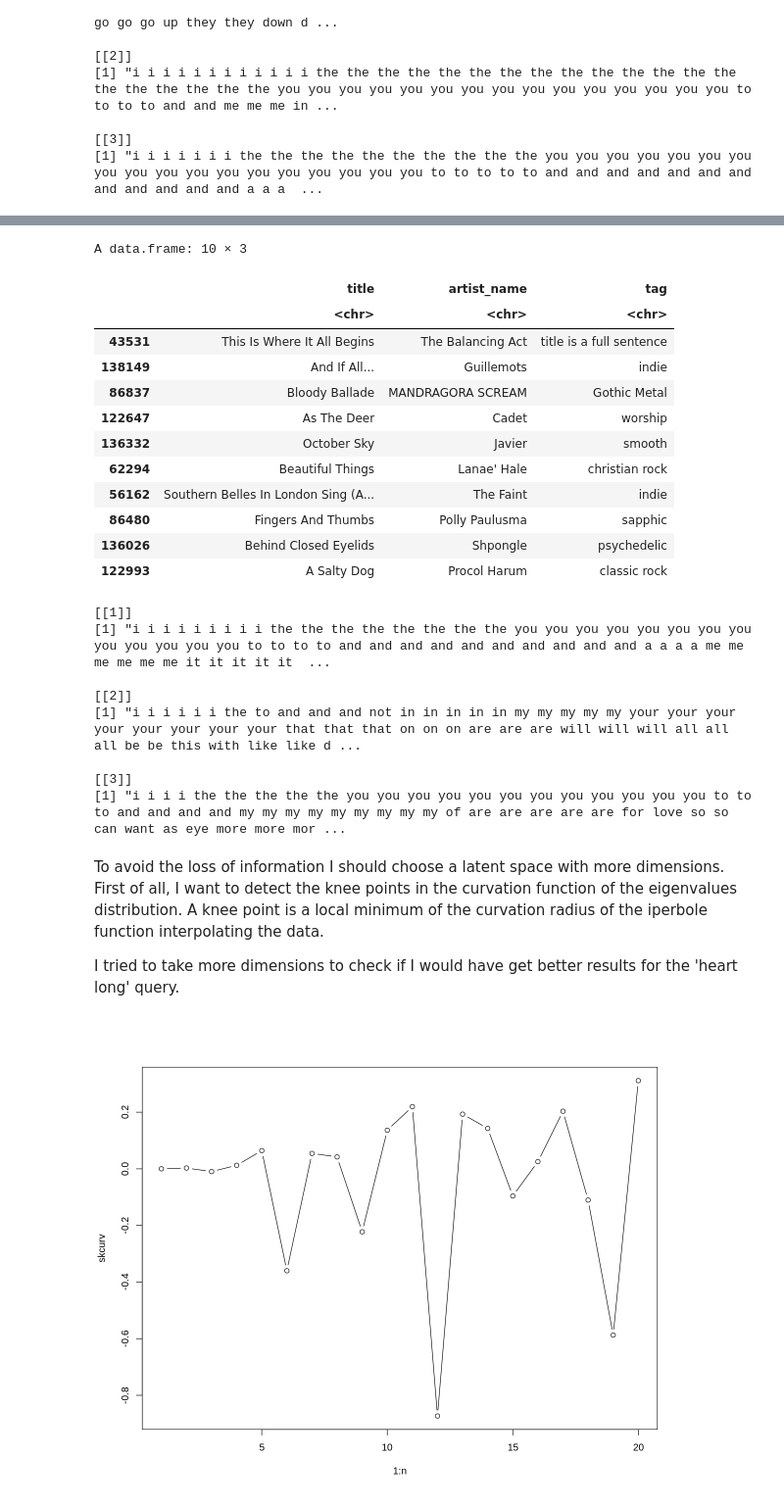
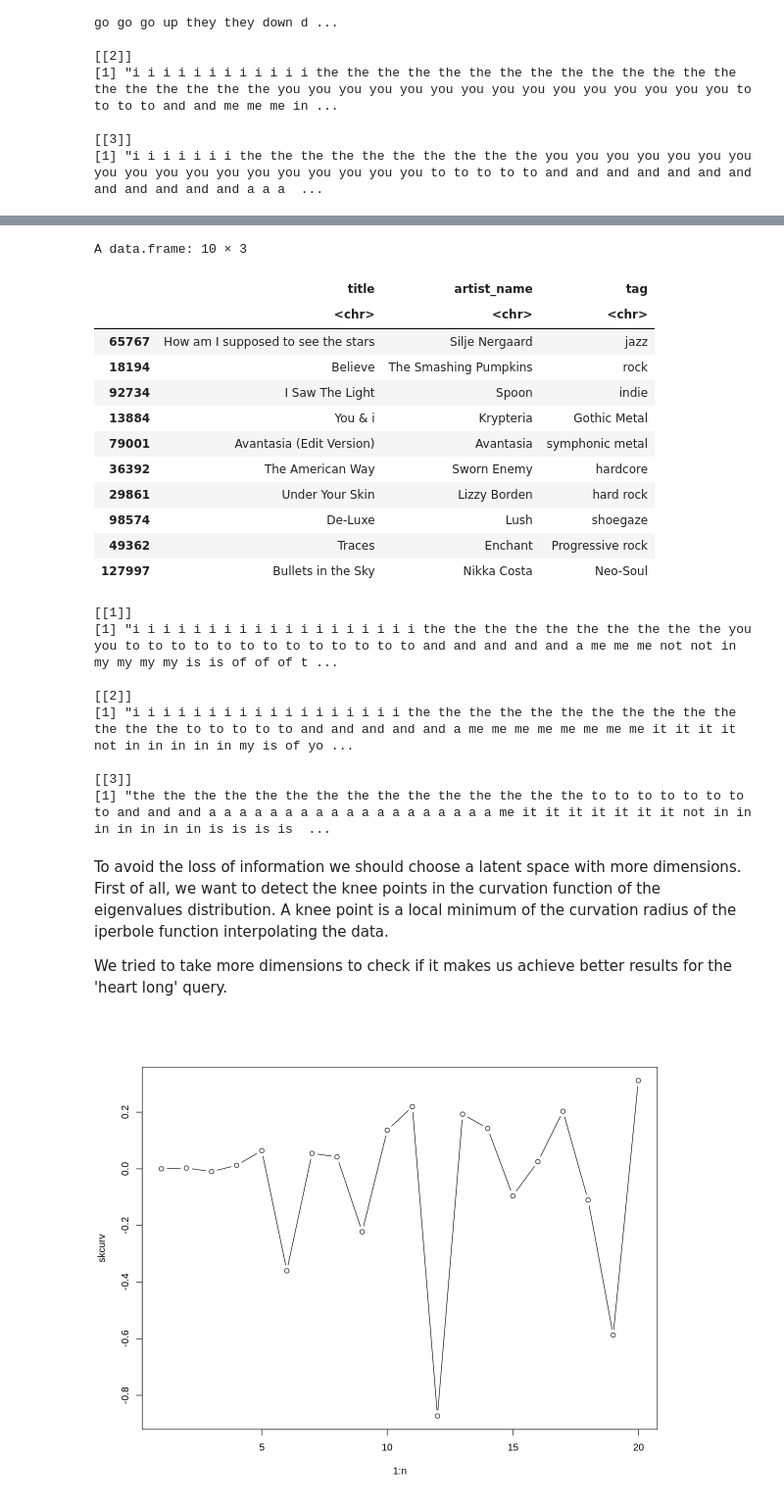
Before and after one commit to DanieleMorotti/Songs-recommendation-from-lyrics, a Jupyter notebook: songs_analysis_R.ipynb, the cells around one changed output, grey strips where cells are left out. Shown at 98% size. Cells and saved outputs as stored; diff of their text form; code cells hidden in the pictures.

```diff
--- a/songs_analysis_R.ipynb
+++ b/songs_analysis_R.ipynb
@@ -648,8 +684,8 @@ I also tried to perform the search for the second query, "heart word", consideri
 # %%
-heart_word_query <- "heart word"
-heart_word_vec <- query(heart_word_query, words)
-heart_word_le <- lw_logtf(heart_word_vec) * (1-entropy(tdm))
-heart_word_ls <- t(heart_word_le) %*% lsar$tk
-heart_word_ls
+heart_insid_query <- "heart insid"
+heart_insid_vec <- query(heart_insid_query, words)
+heart_insid_le <- lw_logtf(heart_insid_vec) * (1-entropy(tdm))
+heart_insid_ls <- t(heart_insid_le) %*% lsar$tk
+heart_insid_ls
 # %% [output]
 A matrix: 1 × 209 of type dbl
@@ -657,38 +693,38 @@ A matrix: 1 × 209 of type dbl
 # %%
 # Top 10 songs that are more semantically similar to the query, considering only 2° and 3° latent dimensions
-sim_10_songs_hw <- top(cosines(dls[,2:3], heart_word_ls[2:3]), 10)
+sim_10_songs_hi <- top(cosines(dls[,2:3], heart_insid_ls[2:3]), 10)
 
 # List the 10 songs
-songs_df[sim_10_songs_hw, c('title','artist_name', 'tag')]
+songs_df[sim_10_songs_hi, c('title','artist_name', 'tag')]
 # %% [output]
 A data.frame: 10 × 3
 |  | title | artist_name | tag |
 |  | <chr> | <chr> | <chr> |
-| 43531 | This Is Where It All Begins | The Balancing Act | title is a full sentence |
-| 138149 | And If All... | Guillemots | indie |
-| 86837 | Bloody Ballade | MANDRAGORA SCREAM | Gothic Metal |
-| 122647 | As The Deer | Cadet | worship |
-| 136332 | October Sky | Javier | smooth |
-| 62294 | Beautiful Things | Lanae' Hale | christian rock |
-| 56162 | Southern Belles In London Sing (A... | The Faint | indie |
-| 86480 | Fingers And Thumbs | Polly Paulusma | sapphic |
-| 136026 | Behind Closed Eyelids | Shpongle | psychedelic |
-| 122993 | A Salty Dog | Procol Harum | classic rock |
+| 65767 | How am I supposed to see the stars | Silje Nergaard | jazz |
+| 18194 | Believe | The Smashing Pumpkins | rock |
+| 92734 | I Saw The Light | Spoon | indie |
+| 13884 | You & i | Krypteria | Gothic Metal |
+| 79001 | Avantasia (Edit Version) | Avantasia | symphonic metal |
+| 36392 | The American Way | Sworn Enemy | hardcore |
+| 29861 | Under Your Skin | Lizzy Borden | hard rock |
+| 98574 | De-Luxe | Lush | shoegaze |
+| 49362 | Traces | Enchant | Progressive rock |
+| 127997 | Bullets in the Sky | Nikka Costa | Neo-Soul |
 # %%
-as.list(songs_df[c(43531, 86837, 122647),'lyrics'])
+as.list(songs_df[c(65767, 92734, 49362),'lyrics'])
 # %% [output]
 [[1]]
-[1] "i i i i i i i i i the the the the the the the the you you you you you you you you you you you you you to to to to and and and and and and and and and and a a a a me me me me me me it it it it it  ...
+[1] "i i i i i i i i i i i i i i i i i i i the the the the the the the the the the you you to to to to to to to to to to to to to and and and and and a me me me not not in my my my my is is of of of t ...
 
 [[2]]
-[1] "i i i i i i the to and and and not in in in in in my my my my my your your your your your your your your that that that on on on are are are will will will all all all be be this with like like d ...
+[1] "i i i i i i i i i i i i i i i i i i the the the the the the the the the the the the the the to to to to to and and and and and a me me me me me me me me it it it it not in in in in in my is of yo ...
 
 [[3]]
-[1] "i i i i the the the the the you you you you you you you you you you you you to to to and and and and my my my my my my my my my of are are are are are for love so so can want as eye more more mor ...
+[1] "the the the the the the the the the the the the the the the to to to to to to to to and and and a a a a a a a a a a a a a a a a a a a me it it it it it it it not in in in in in in in is is is is  ...
 # %% [markdown]
-To avoid the loss of information I should choose a latent space with more dimensions. First of all, I want to detect the knee points in the curvation function of the eigenvalues distribution. A knee point is a local minimum of the curvation radius of the iperbole function interpolating the data.
+To avoid the loss of information we should choose a latent space with more dimensions. First of all, we want to detect the knee points in the curvation function of the eigenvalues distribution. A knee point is a local minimum of the curvation radius of the iperbole function interpolating the data.
 
-I tried to take more dimensions to check if I would have get better results for the 'heart long' query.
+We tried to take more dimensions to check if it makes us achieve better results for the 'heart long' query.
 # %%
 plot_knee_points <- function(sk, n){
     #' It plots the graph given the singular values.
```
Also changed, not shown: parts of 66 cells of this notebook, 2 other files.
